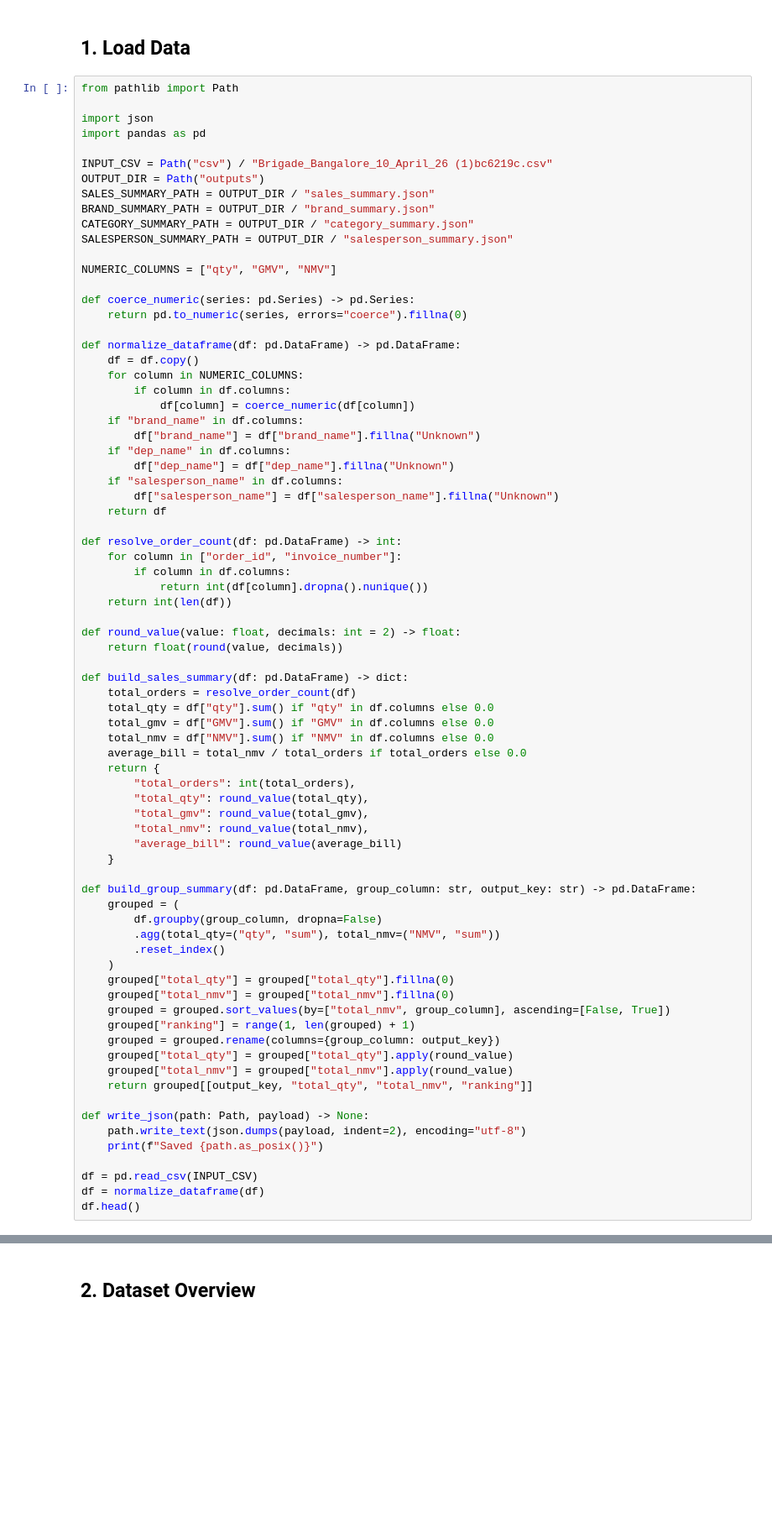
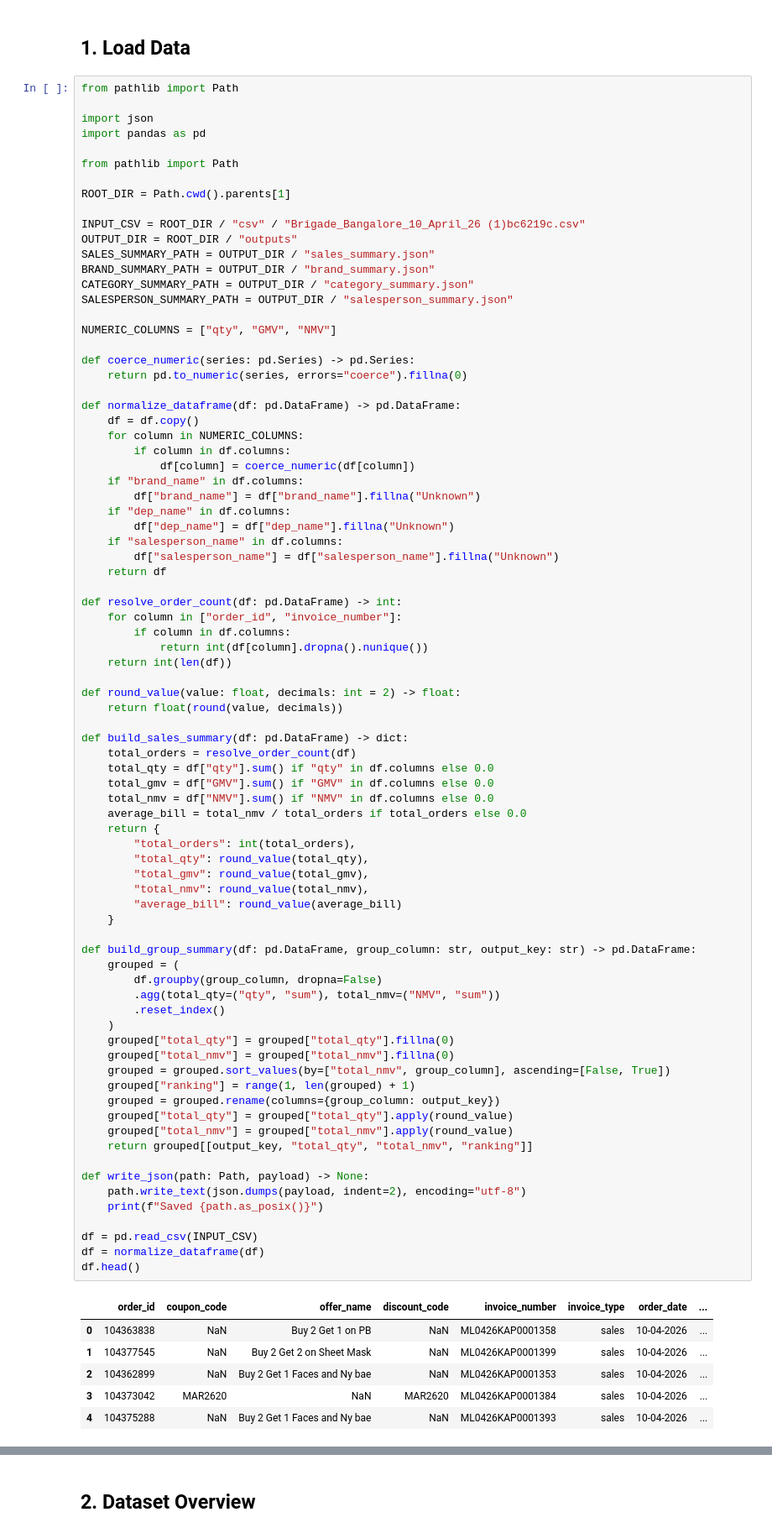
Before and after one commit to Vipeen-Kumar/retail-visitor-analytics, a Jupyter notebook: src/cctv_tracker/sales_analytics.ipynb, the cells around one changed output, grey strips where cells are left out. Shown at 84% size. Drawn from its saved outputs; the diff is of its cells as text; blank space fills up the shorter version.

```diff
--- a/src/cctv_tracker/sales_analytics.ipynb
+++ b/src/cctv_tracker/sales_analytics.ipynb
@@ -10,8 +10,12 @@ from pathlib import Path
 import json
 import pandas as pd
 
-INPUT_CSV = Path("csv") / "Brigade_Bangalore_10_April_26 (1)bc6219c.csv"
-OUTPUT_DIR = Path("outputs")
+from pathlib import Path
+
+ROOT_DIR = Path.cwd().parents[1]
+
+INPUT_CSV = ROOT_DIR / "csv" / "Brigade_Bangalore_10_April_26 (1)bc6219c.csv"
+OUTPUT_DIR = ROOT_DIR / "outputs"
 SALES_SUMMARY_PATH = OUTPUT_DIR / "sales_summary.json"
 BRAND_SUMMARY_PATH = OUTPUT_DIR / "brand_summary.json"
 CATEGORY_SUMMARY_PATH = OUTPUT_DIR / "category_summary.json"
@@ -54,30 +58,36 @@ def build_sales_summary(df: pd.DataFrame) -> dict:
         "total_orders": int(total_orders),
         "total_qty": round_value(total_qty),
         "total_gmv": round_value(total_gmv),
         "total_nmv": round_value(total_nmv),
         "average_bill": round_value(average_bill)
     }
 
 def build_group_summary(df: pd.DataFrame, group_column: str, output_key: str) -> pd.DataFrame:
     grouped = (
         df.groupby(group_column, dropna=False)
         .agg(total_qty=("qty", "sum"), total_nmv=("NMV", "sum"))
         .reset_index()
     )
     grouped["total_qty"] = grouped["total_qty"].fillna(0)
     grouped["total_nmv"] = grouped["total_nmv"].fillna(0)
     grouped = grouped.sort_values(by=["total_nmv", group_column], ascending=[False, True])
     grouped["ranking"] = range(1, len(grouped) + 1)
     grouped = grouped.rename(columns={group_column: output_key})
     grouped["total_qty"] = grouped["total_qty"].apply(round_value)
     grouped["total_nmv"] = grouped["total_nmv"].apply(round_value)
     return grouped[[output_key, "total_qty", "total_nmv", "ranking"]]
 
 def write_json(path: Path, payload) -> None:
     path.write_text(json.dumps(payload, indent=2), encoding="utf-8")
     print(f"Saved {path.as_posix()}")
 
 df = pd.read_csv(INPUT_CSV)
 df = normalize_dataframe(df)
 df.head()
 # %% [output]
+|  | order_id | coupon_code | offer_name | discount_code | invoice_number | invoice_type | order_date | ... |
+| 0 | 104363838 | NaN | Buy 2 Get 1 on PB | NaN | ML0426KAP0001358 | sales | 10-04-2026 | ... |
+| 1 | 104377545 | NaN | Buy 2 Get 2 on Sheet Mask | NaN | ML0426KAP0001399 | sales | 10-04-2026 | ... |
+| 2 | 104362899 | NaN | Buy 2 Get 1 Faces and Ny bae | NaN | ML0426KAP0001353 | sales | 10-04-2026 | ... |
+| 3 | 104373042 | MAR2620 | NaN | MAR2620 | ML0426KAP0001384 | sales | 10-04-2026 | ... |
+| 4 | 104375288 | NaN | Buy 2 Get 1 Faces and Ny bae | NaN | ML0426KAP0001393 | sales | 10-04-2026 | ... |
```
Also changed, not shown: parts of 10 cells of this notebook, 1 other file.
